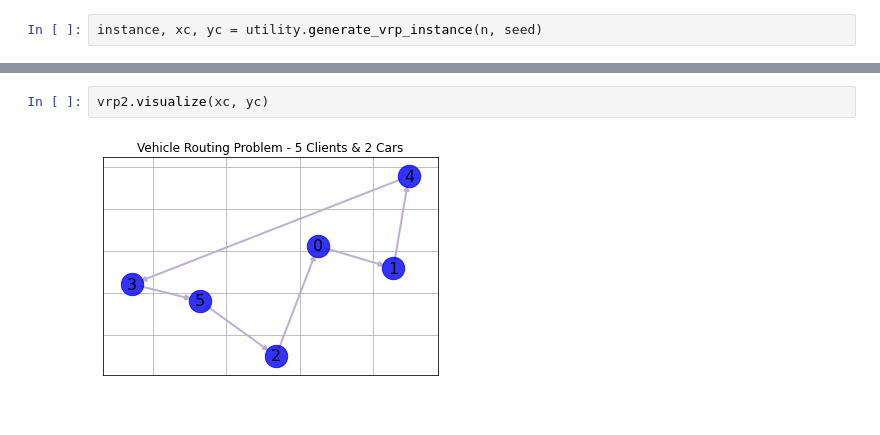
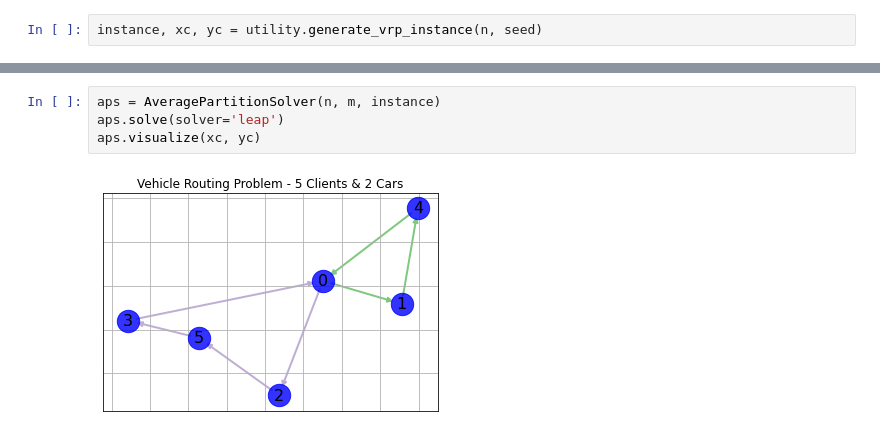
Before and after one commit to VGGatGitHub/QOSF-cohort3, a Jupyter notebook: vehicle_routing/Vehicle Routing Problem.ipynb, the cells around one changed output, grey strips where cells are left out. Saved outputs shown, nothing was run; the diff lists cells and outputs as text.

```diff
--- a/vehicle_routing/Vehicle Routing Problem.ipynb
+++ b/vehicle_routing/Vehicle Routing Problem.ipynb
@@ -104,10 +126,12 @@ $$\sum_{k=0}^N x_{i,k,j} = 1 \;\;\forall i, j$$
  - Worst Case: $N^2(N+1)$
 
 ![](images/aps_complexity.png)
-# %%
-vrp2.visualize(xc, yc)
-# %% [output]
-[figure, removed]
+# %%
+aps = AveragePartitionSolver(n, m, instance)
+aps.solve(solver='leap')
+aps.visualize(xc, yc)
+# %% [output]
+[figure, added]
 # %% [markdown]
 ## Route Activation Solver (RAS)
 
```
Also changed, not shown: parts of 30 cells of this notebook, 1 other file.
